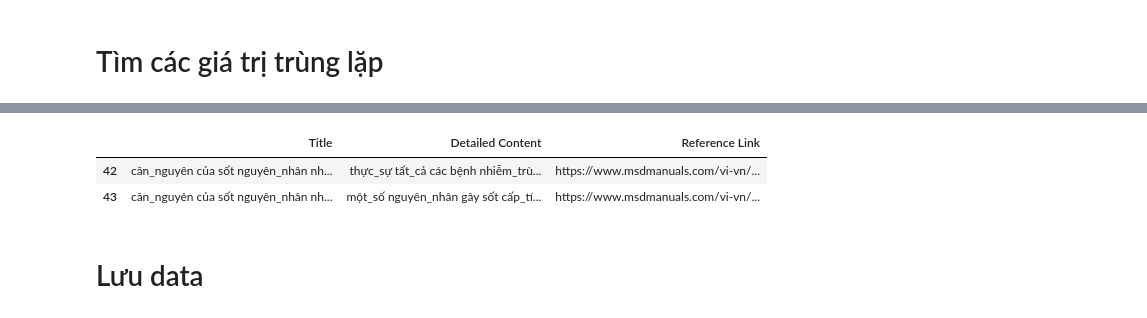
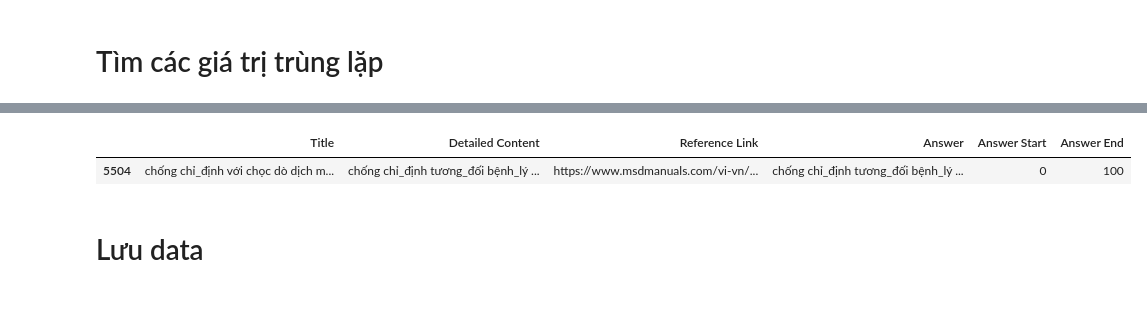
Before and after one commit to TRAN-VAN-LUAN/ChatBox_Transformer, a Jupyter notebook: data/preprocesing/Preprocessing.ipynb, the cells around one changed output, grey strips where cells are left out. Saved outputs shown, nothing was run; the diff lists cells and outputs as text; code cells hidden in the pictures.

Commit message:
update dataset plus context, fix train model in ChatBox_Bart_Fine_tuning, update code craw data

```diff
--- a/data/preprocesing/Preprocessing.ipynb
+++ b/data/preprocesing/Preprocessing.ipynb
@@ -61,2 +93,4 @@ df = df.drop_duplicates(subset='Detailed Content', keep='first')
+# %%
+df = df.drop_duplicates(subset=['Detailed Content'])
 # %%
 df = df.drop_duplicates()
@@ -91,0 +233,22 @@ Các hàng trùng lặp:
+# %%
+import re
+
+# Hàm tìm từ ghép có dấu '_'
+def find_compound_words(texts):
+    compound_words = set()
+    for text in texts:
+        # Tìm các từ chứa dấu '_'
+        matches = re.findall(r'\b\w+_\w+\b', text)
+        compound_words.update(matches)
+    return list(compound_words)
+
+# Tìm từ ghép trong titles và detailed_contents
+compound_words_titles = find_compound_words(titles)
+compound_words_contents = find_compound_words(detailed_contents)
+
+# Kết hợp từ ghép từ cả titles và detailed_contents và đảm bảo tính duy nhất
+compound_words = list(set(compound_words_titles + compound_words_contents))
+
+# Kiểm tra số lượng từ ghép đã tìm thấy và các từ là duy nhất
+print(f"Number of unique compound words: {len(compound_words)}")
+print(compound_words[:10])  # In ra 10 từ ghép đầu tiên để kiểm tra
@@ -91,0 +258,14 @@ Các hàng trùng lặp:
+# %%
+import torch
+from transformers import AutoTokenizer, AutoModelForQuestionAnswering
+
+# Tải mô hình và tokenizer
+model_name = "PhucDanh/Bartpho-fine-tuning-model-for-question-answering"
+tokenizer = AutoTokenizer.from_pretrained(model_name)
+model = AutoModelForQuestionAnswering.from_pretrained(model_name)
+# %%
+num_added_tokens = tokenizer.add_tokens(compound_words)
+
+model.resize_token_embeddings(len(tokenizer))
+
+print(f"Added {num_added_tokens} tokens. New vocab size: {len(tokenizer)}")
@@ -92,13 +323,12 @@ Các hàng trùng lặp:
 # %%
 # Tìm các hàng trùng lặp với hàng số 5 (index = 4)
-duplicate_rows = df[df['Title'] == df.loc[43, 'Title']]
+duplicate_rows = df[df['Title'] == df.loc[5504, 'Title']]
 
 # Hiển thị kết quả
 duplicate_rows
 # %% [output]
-|  | Title | Detailed Content | Reference Link |
-| 42 | căn_nguyên của sốt nguyên_nhân nh... | thực_sự tất_cả các bệnh nhiễm_trù... | https://www.msdmanuals.com/vi-vn/... |
-| 43 | căn_nguyên của sốt nguyên_nhân nh... | một_số nguyên_nhân gây sốt cấp_tí... | https://www.msdmanuals.com/vi-vn/... |
+|  | Title | Detailed Content | Reference Link | Answer | Answer Start | Answer End |
+| 5504 | chống chỉ_định với chọc dò dịch m... | chống chỉ_định tương_đối bệnh_lý ... | https://www.msdmanuals.com/vi-vn/... | chống chỉ_định tương_đối bệnh_lý ... | 0 | 100 |
 # %% [markdown]
 # Lưu data
 # %%
```
Also changed, not shown: parts of 25 cells of this notebook, 10 other files.
